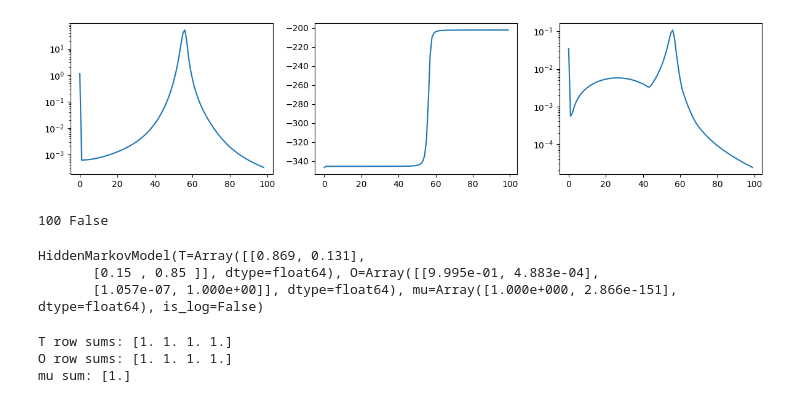
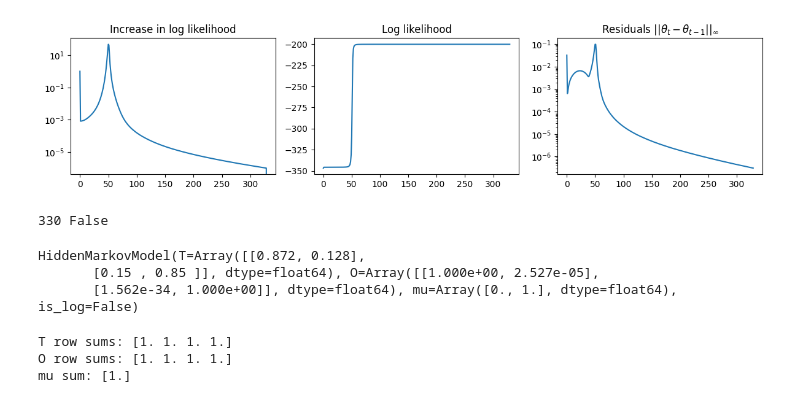
Before and after one commit to tobias-heinzle/BaumWelchJax, a Jupyter notebook: notebooks/test_baum_welch_simple.ipynb, the cells around one changed output. Cells and saved outputs as stored; diff of their text form; code cells hidden in the pictures.

```diff
--- a/notebooks/test_baum_welch_simple.ipynb
+++ b/notebooks/test_baum_welch_simple.ipynb
@@ -44,23 +44,16 @@ T = jnp.array(
     ]
 )
 O = jnp.eye(2)
-mu = jnp.array([0.5, 0.5])
-hmm = HiddenMarkovModel(T, O, mu).to_log()
+mu = jnp.array([0.0, 1.0])
+hmm = HiddenMarkovModel(T, O, mu)
 
 init_guess = HiddenMarkovModel(
     jnp.ones((2,2)) / 2,
     jnp.ones((2,2)) / 2,
-    jnp.array([0.8,0.2]))
+    jnp.array([0.2,0.8]))
 
 states, obs = generate_sequence(key(0), hmm, 500)
-result = baum_welch(obs, init_guess, max_iter=100, epsilon=1e-10, mode='log')
+result = baum_welch(obs, init_guess, max_iter=5000, epsilon=1e-6, mode='log')
 
-fig, ax = plot_hmm_params(hmm)
-plt.show()
-
-fig, ax = plot_hmm_params(result.params)
-plt.show()
-
-print('Likelihood is nondecreasing:', bool(jnp.all(jnp.diff(result.log_likelihoods[:result.iterations]) >= 0)))
-jnp.diff(result.log_likelihoods[:result.iterations])
+obs
 # %% [output]
@@ -87,20 +91,28 @@ Array([1.158e+00, 6.287e-04, 6.321e-04, 6.383e-04, 6.473e-04, 6.592e-04,
 # %%
-fig, ax = plt.subplots(1, 3)
-fig.set_size_inches(12,3)
-ax[0].semilogy(jnp.diff(result.log_likelihoods))
-ax[1].plot(result.log_likelihoods[:result.iterations])
-ax[2].semilogy(result.residuals)
-plt.tight_layout()
+
+def plot_inference_statistics(result):
+    fig, ax = plt.subplots(1, 3)
+    fig.set_size_inches(12,3)
+    ax[0].semilogy(jnp.diff(result.log_likelihoods))
+    ax[0].set_title('Increase in log likelihood')
+    ax[1].plot(result.log_likelihoods[:result.iterations])
+    ax[1].set_title('Log likelihood')
+    ax[2].semilogy(result.residuals)
+    ax[2].set_title('Residuals $||\\theta_t - \\theta_{{t-1}}||_\\infty$')
+    fig.tight_layout()
+    return fig, ax
+
+plot_inference_statistics(result)
 plt.show()
 
 print(result.iterations, result.terminated)
 result.params.to_prob()
 # %% [output]
-[figure, old version]
+[figure, new version]
-100 False
+330 False
-HiddenMarkovModel(T=Array([[0.869, 0.131],
-       [0.15 , 0.85 ]], dtype=float64), O=Array([[9.995e-01, 4.883e-04],
-       [1.057e-07, 1.000e+00]], dtype=float64), mu=Array([1.000e+000, 2.866e-151], dtype=float64), is_log=False)
+HiddenMarkovModel(T=Array([[0.872, 0.128],
+       [0.15 , 0.85 ]], dtype=float64), O=Array([[1.000e+00, 2.527e-05],
+       [1.562e-34, 1.000e+00]], dtype=float64), mu=Array([0., 1.], dtype=float64), is_log=False)
 # %%
 seed = 2345
 n = 4 # Number of states
```
Also changed, not shown: parts of 9 cells of this notebook, 7 other files.
